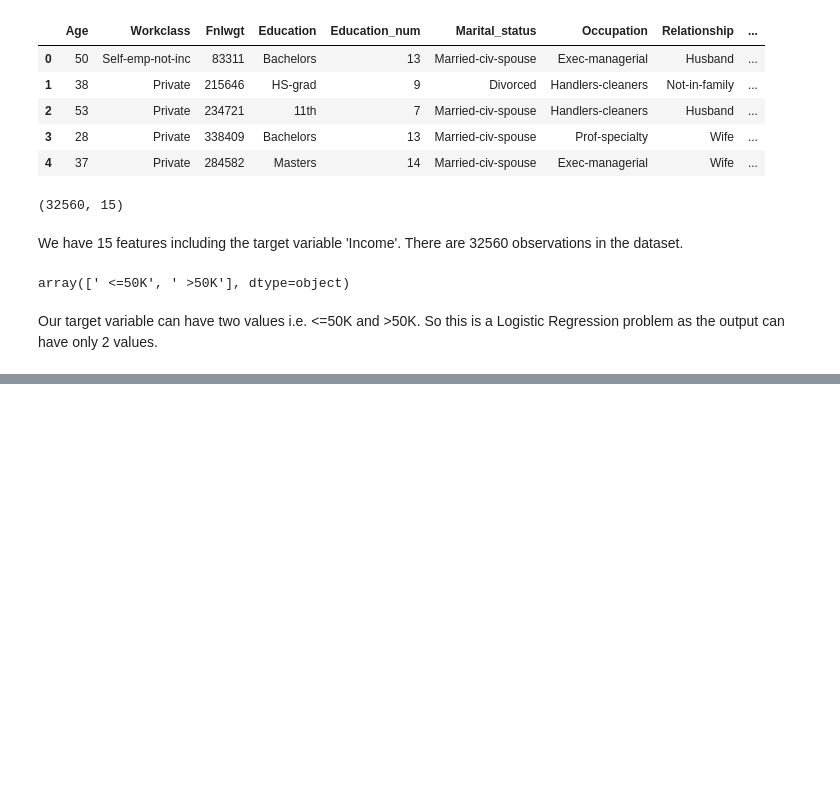
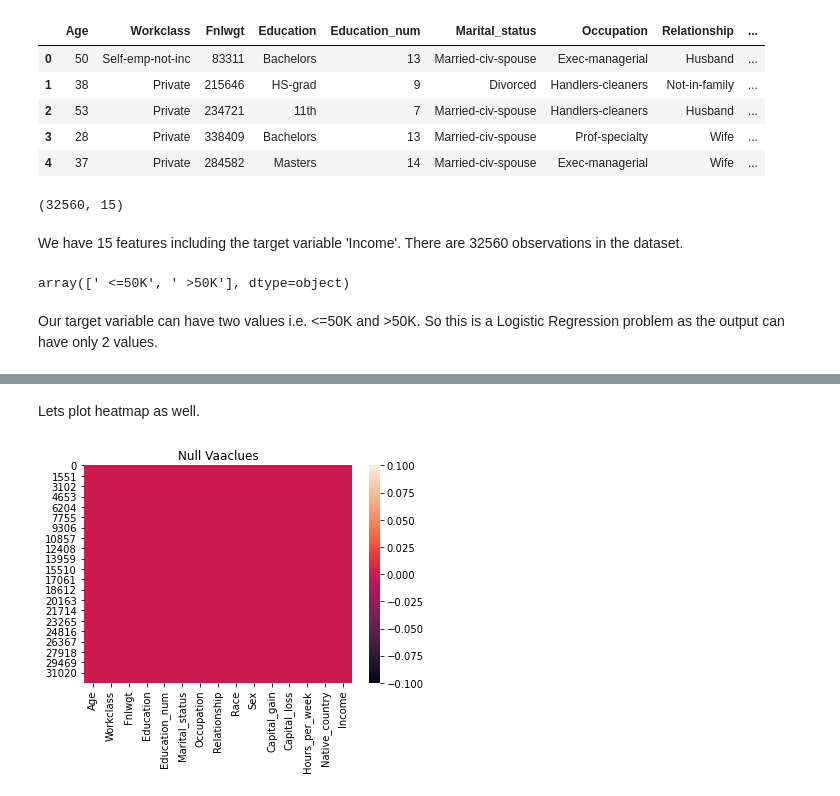
Before and after one commit to Saloni458/Evaluation-Projects, a Jupyter notebook: Census Income Project - Saloni.ipynb, the cells around one changed output, grey strips where cells are left out. Drawn from its saved outputs; the diff is of its cells as text; code cells hidden in the pictures; blank space fills up the shorter version.

```diff
--- a/Census Income Project - Saloni.ipynb
+++ b/Census Income Project - Saloni.ipynb
@@ -50,0 +113,8 @@ Our target variable can have two values i.e. <=50K and >50K. So this is a Logist
+# %% [markdown]
+Lets plot heatmap as well.
+# %%
+sns.heatmap(df.isnull())
+plt.title('Null Vaaclues')
+plt.show()
+# %% [output]
+[figure, added]
```
Also changed, not shown: parts of 82 cells of this notebook.
